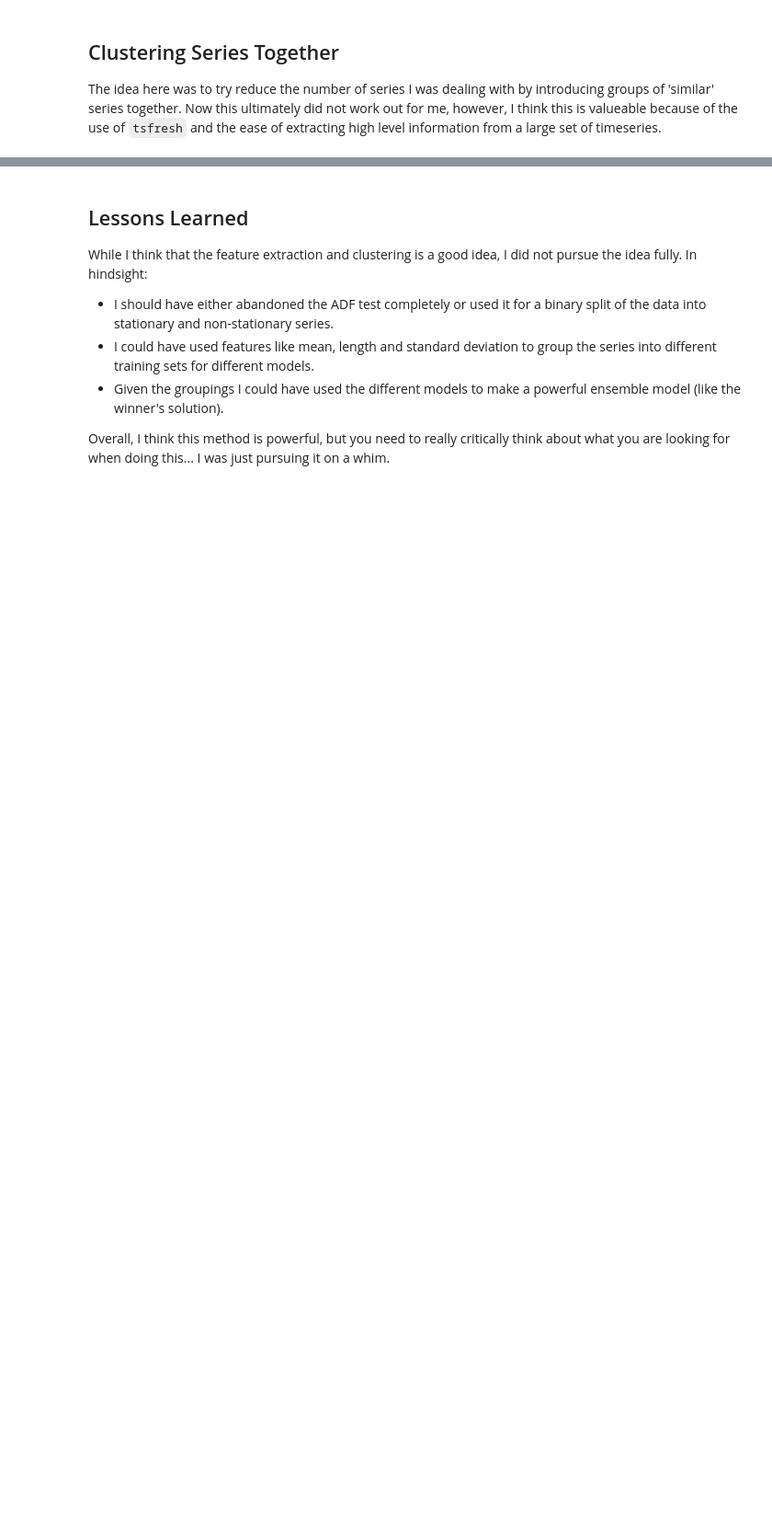
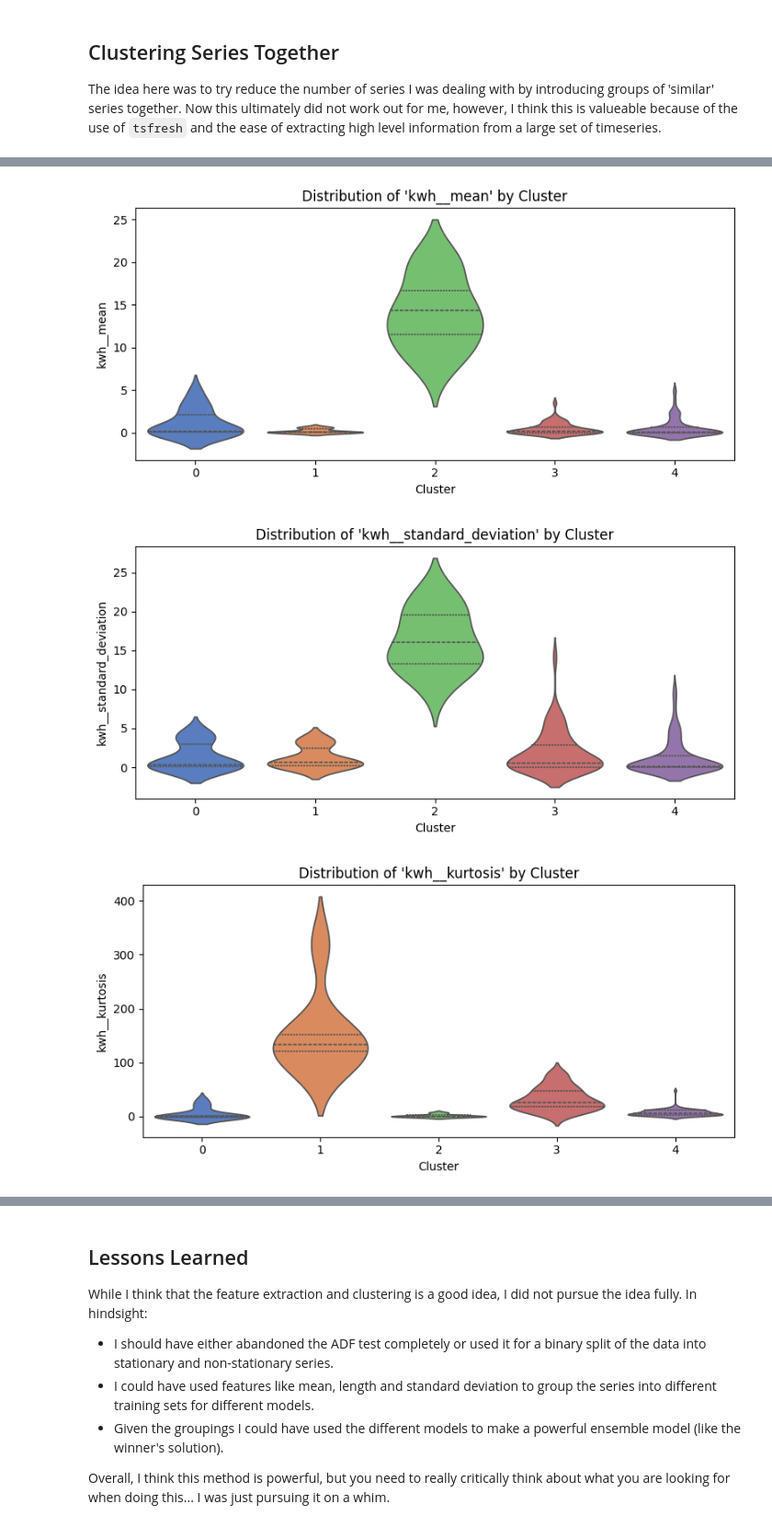
Before and after one commit to trentpark8800/zindi-hydropower-challenge, a Jupyter notebook: initial_attempts/clustering_series.ipynb, the cells around one changed output, grey strips where cells are left out. Shown at 92% size. Cells and saved outputs as stored; diff of their text form; code cells hidden in the pictures; blank space fills up the shorter version.

```diff
--- a/initial_attempts/clustering_series.ipynb
+++ b/initial_attempts/clustering_series.ipynb
@@ -97,17 +110,21 @@ kmeans = KMeans(n_clusters=5, random_state=42, n_init="auto")
 cluster_labels = kmeans.fit_predict(scaled_features)
 
 # Assign cluster labels back to DataFrame
-scaled_features_df["cluster"] = cluster_labels
+features_df["cluster"] = cluster_labels
 # %%
 # Select features to plot (avoid the cluster column)
-features_to_plot = [col for col in scaled_features_df.columns if col != "cluster"]
+features_to_plot = [col for col in features_df.columns if col != "cluster"]
 
 # Create violin plots for each feature
 for feature in features_to_plot:
     plt.figure(figsize=(8, 4))
-    sns.violinplot(data=scaled_features_df, x="cluster", y=feature, inner="quartile", palette="muted")
+    sns.violinplot(data=features_df, x="cluster", y=feature, inner="quartile", palette="muted")
     plt.title(f"Distribution of '{feature}' by Cluster")
     plt.xlabel("Cluster")
     plt.ylabel(feature)
     plt.tight_layout()
     plt.show()
+# %% [output]
+[figure, added]
+[figure, added]
+[figure, added]
```
Also changed, not shown: parts of 4 cells of this notebook, 5 other files.
